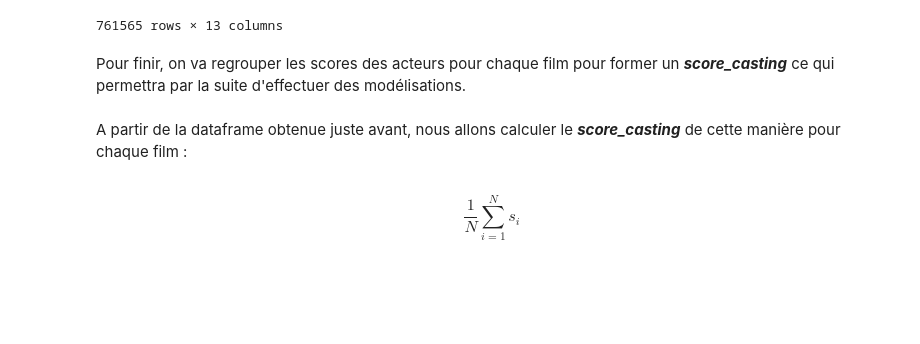
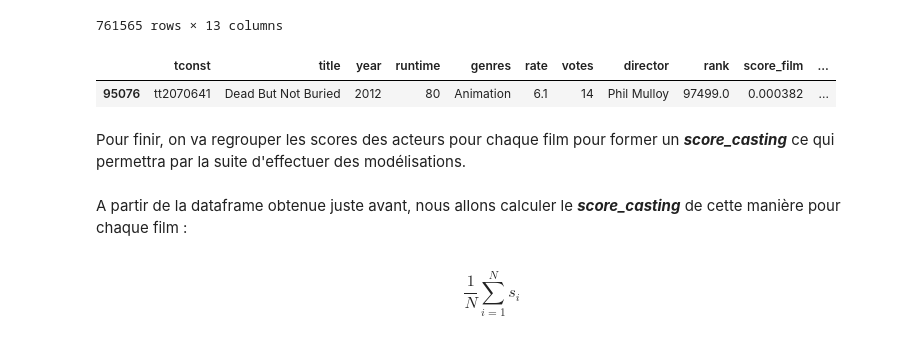
Before and after one commit to henriupton99/IMDB_Scraping, a Jupyter notebook: 3_modelisation.ipynb, the cells around one changed output. Saved outputs shown, nothing was run; the diff lists cells and outputs as text; code cells hidden in the pictures; blank space fills up the shorter version.

```diff
--- a/3_modelisation.ipynb
+++ b/3_modelisation.ipynb
@@ -216,6 +240,11 @@ df_temp
 | 761563 | tt13330846 | Patra Vaitha Nerupondru | 2020 | 134 | Action, Crime, Thriller | 8.8 | 160 | Vinoth Rajendran | 598.0 | 0.129498 | ... |
 | 761564 | tt13330846 | Patra Vaitha Nerupondru | 2020 | 134 | Action, Crime, Thriller | 8.8 | 160 | Vinoth Rajendran | 598.0 | 0.129498 | ... |
 761565 rows × 13 columns
+# %%
+df_temp.loc[df_temp['title'] == 'Dead But Not Buried']
+# %% [output]
+|  | tconst | title | year | runtime | genres | rate | votes | director | rank | score_film | ... |
+| 95076 | tt2070641 | Dead But Not Buried | 2012 | 80 | Animation | 6.1 | 14 | Phil Mulloy | 97499.0 | 0.000382 | ... |
 # %% [markdown]
 Pour finir, on va regrouper les scores des acteurs pour chaque film pour former un ***score_casting*** ce qui permettra par la suite d'effectuer des modélisations.
 # %% [markdown]
```
Also changed, not shown: parts of 8 cells of this notebook, 1 other file.
